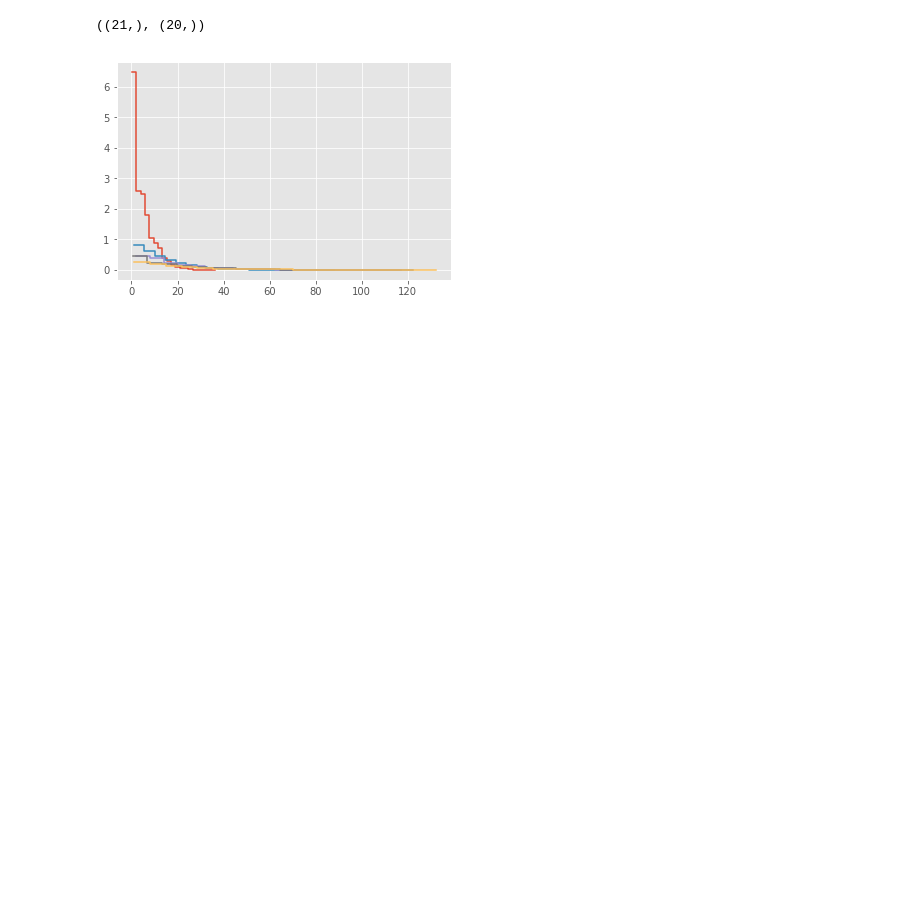
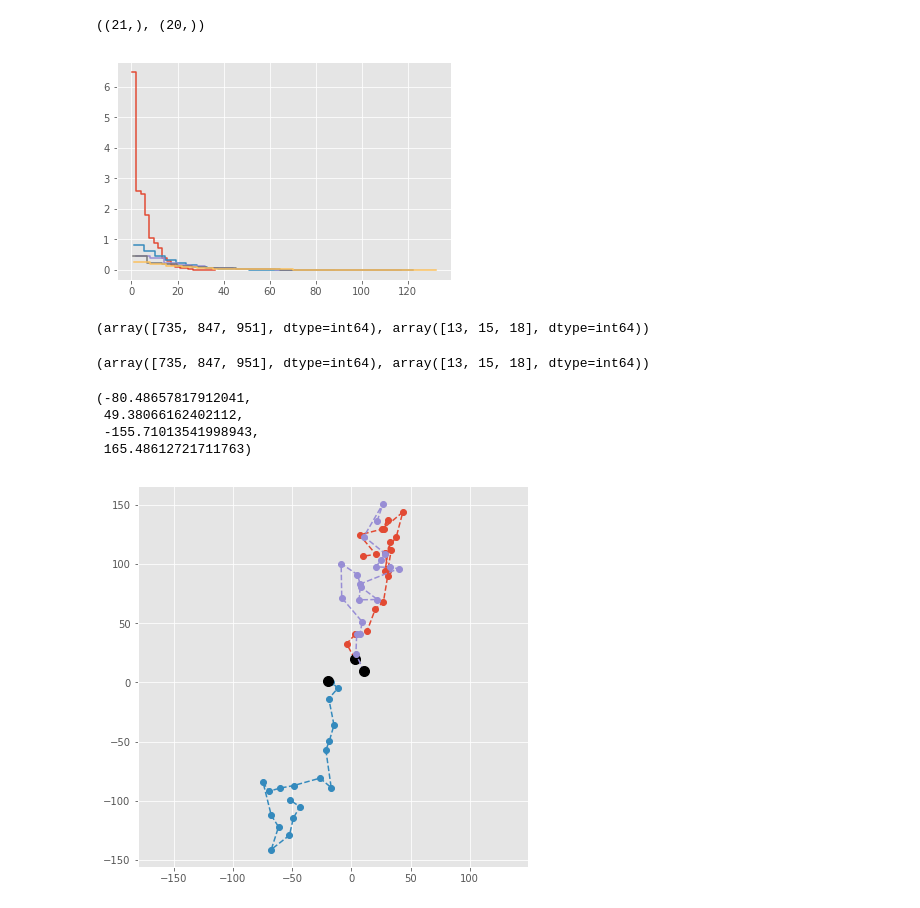
Before and after one commit to florian-huber/python_data_exploration_tutorial, a Jupyter notebook: notebooks/working_with_numpy-diffusion_simulation.ipynb, the cells around one changed output. Saved outputs shown, nothing was run; the diff lists cells and outputs as text; code cells hidden in the pictures; blank space fills up the shorter version.

Commit message:
additional distance selection with np.where

```diff
--- a/notebooks/working_with_numpy-diffusion_simulation.ipynb
+++ b/notebooks/working_with_numpy-diffusion_simulation.ipynb
@@ -301,4 +303,26 @@ for i in selection:
 # %% [output]
 [figure]
 # %%
-# use np.where...
+# use np.where... e.g.
+np.where(distances_collect[:,:] > 150)
+# %% [output]
+(array([735, 847, 951], dtype=int64), array([13, 15, 18], dtype=int64))
+# %%
+np.where(distances_collect[:,:] > 150)
+# %% [output]
+(array([735, 847, 951], dtype=int64), array([13, 15, 18], dtype=int64))
+# %%
+IDs = np.where(distances_collect[:,:] > 150)[0]
+
+plt.figure(figsize=(7,7))
+plt.style.use('ggplot')
+for ID in IDs:
+    plt.plot(data_collection[ID,0,:], data_collection[ID,1,:], 'o--')
+    plt.plot(data_collection[ID,0,0], data_collection[ID,1,0], 'o', color='black', markersize=10)
+plt.axis('equal')
+# %% [output]
+(-80.48657817912041,
+ 49.38066162402112,
+ -155.71013541998943,
+ 165.48612721711763)
+[figure, added]
```
Also changed, not shown: parts of 2 cells of this notebook.
